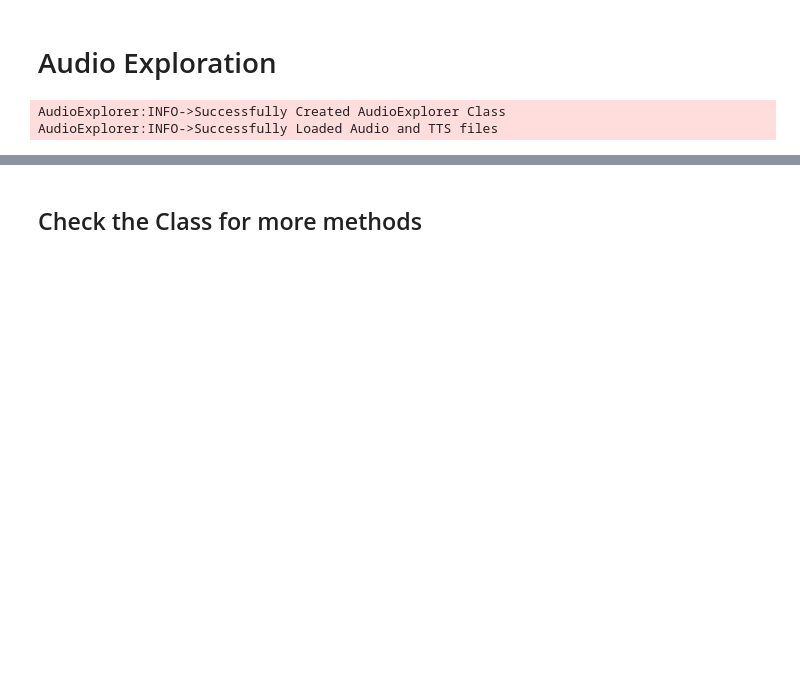
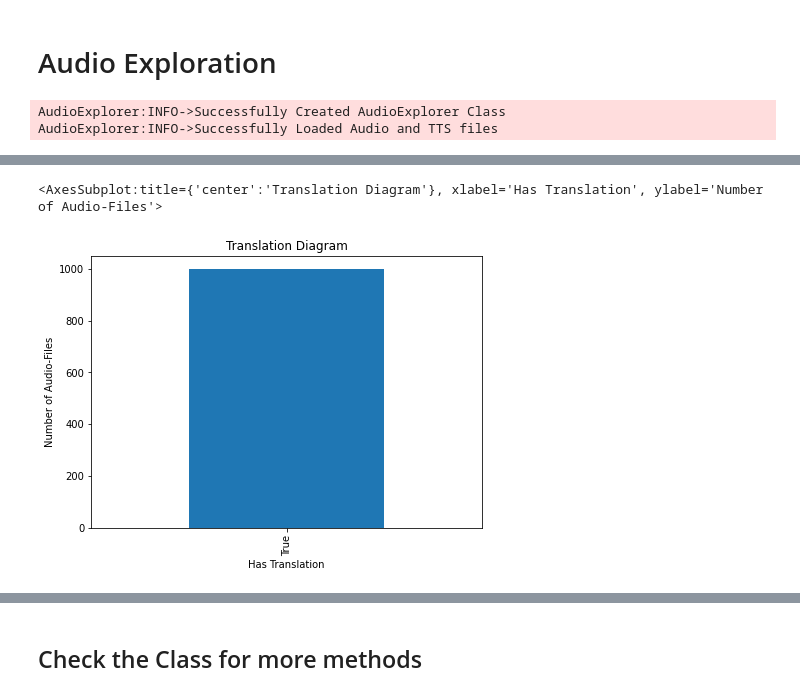
Before and after one commit to ItsDebol/AMH-STT, a Jupyter notebook: notebooks/AudioExploration.ipynb, the cells around one changed output, grey strips where cells are left out. Saved outputs shown, nothing was run; the diff lists cells and outputs as text; code cells hidden in the pictures; blank space fills up the shorter version.

```diff
--- a/notebooks/AudioExploration.ipynb
+++ b/notebooks/AudioExploration.ipynb
@@ -15,0 +69,7 @@ AudioExplorer:INFO->Successfully Loaded Audio and TTS files
+# %%
+# Check frequency Types
+info_df['HasTTS'].value_counts().plot(kind='bar', title='Translation Diagram',
+                                             ylabel='Number of Audio-Files', xlabel='Has Translation', figsize=(7, 5))
+# %% [output]
+<AxesSubplot:title={'center':'Translation Diagram'}, xlabel='Has Translation', ylabel='Number of Audio-Files'>
+[figure, added]
```
Also changed, not shown: parts of 9 cells of this notebook.
